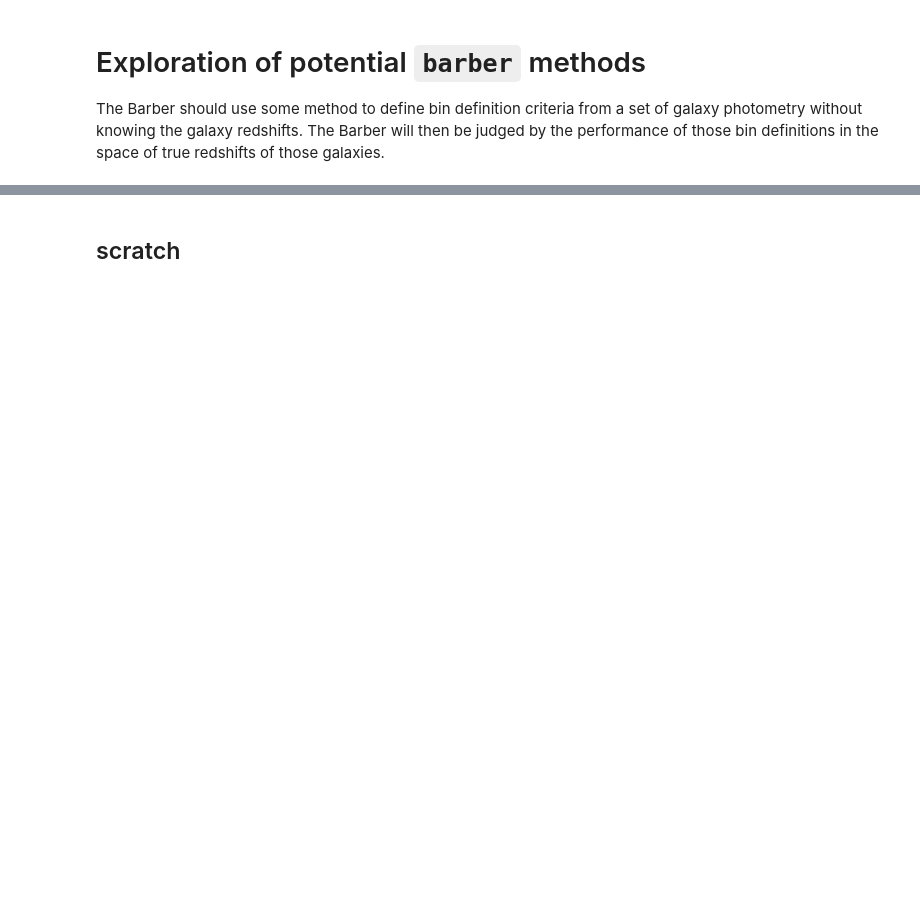
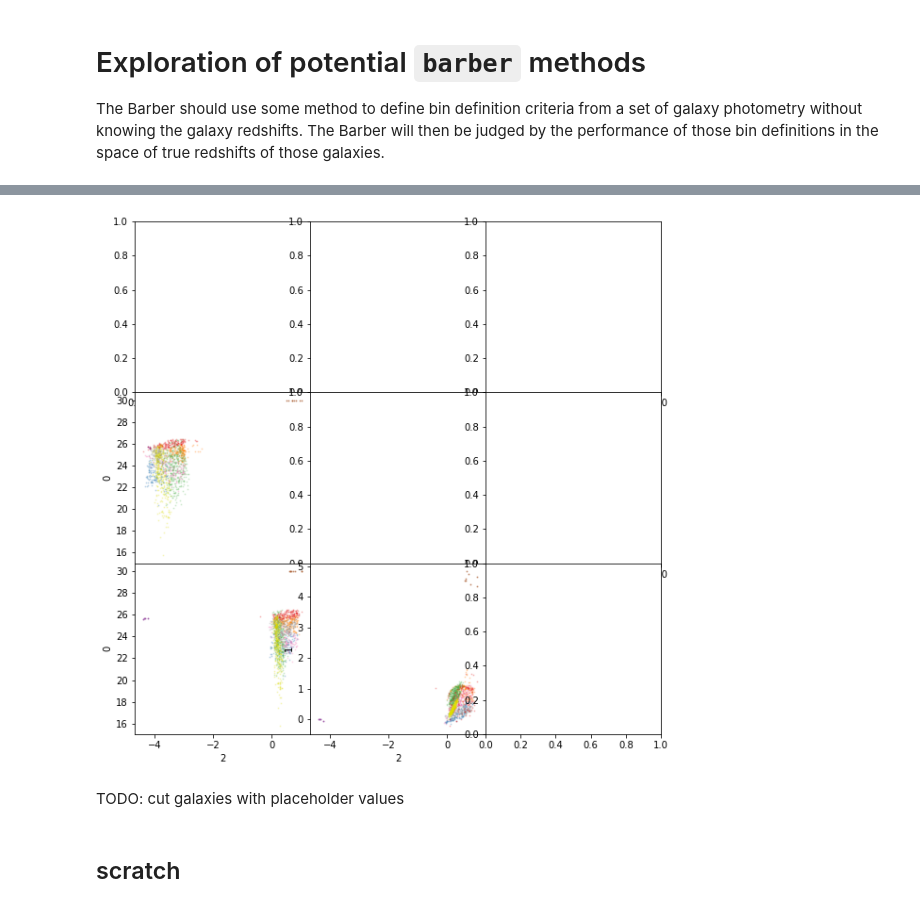
Before and after one commit to LSSTDESC/barber, a Jupyter notebook: mixmod.ipynb, the cells around one changed output, grey strips where cells are left out. Drawn from its saved outputs; the diff is of its cells as text; code cells hidden in the pictures; blank space fills up the shorter version.

Commit message:
trying colors in addition to magnitudes

```diff
--- a/mixmod.ipynb
+++ b/mixmod.ipynb
@@ -141 +143,4 @@ X = load_magnitudes_and_colors('/global/projecta/projectdirs/lsst/groups/WL/user
+# %%
+# try it with colors and one magnitude
+Xdifs = np.array([X[:,0], X[:,0]-X[:,1], X[:,1]-X[:,2]]).T
 # %% [markdown]
@@ -160,0 +163,4 @@ Plot results
+# %%
+gmm = mixture.GaussianMixture(n_components=nbins, covariance_type='full')
+Y = gmm.fit_predict(X)
+Ydifs = gmm.fit_predict(Xdifs)
@@ -184,3 +201,9 @@ mytriangle(X, Y, colors)
+# %%
+mytriangle(Xdifs, Ydifs, colors)
+# %% [output]
+[figure, added]
+# %% [markdown]
+TODO: cut galaxies with placeholder values
 # %% [markdown]
 ## scratch
 # %%
```
Also changed, not shown: parts of 10 cells of this notebook.
